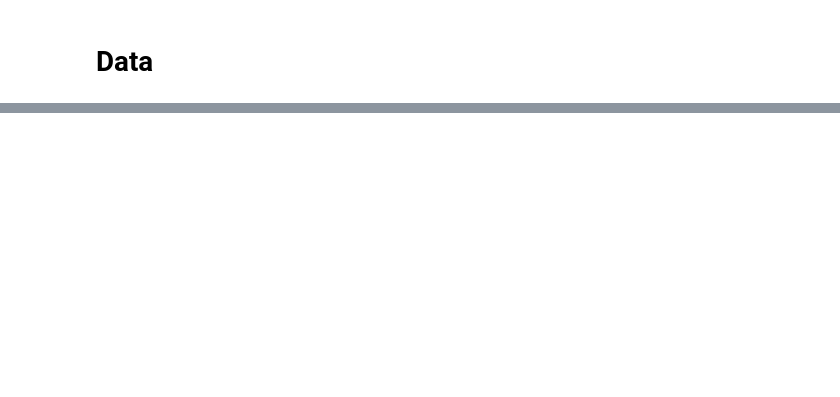
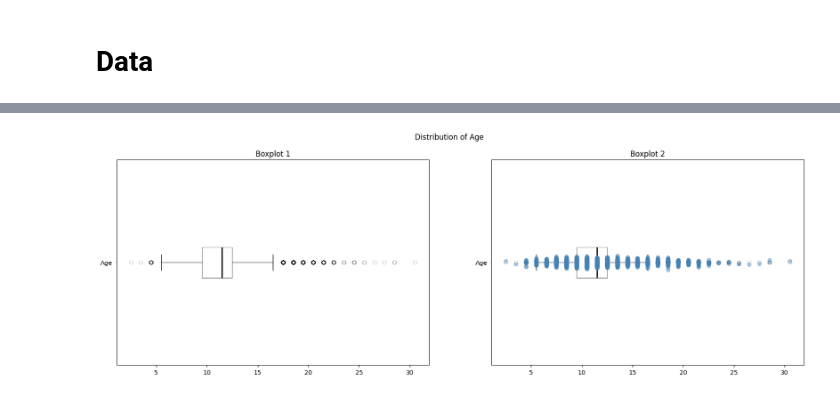
Before and after one commit to artefactory/xhec-mlops-project-student, a Jupyter notebook: notebooks/eda.ipynb, the cells around one changed output, grey strips where cells are left out. Cells and saved outputs as stored; diff of their text form; code cells hidden in the pictures; blank space fills up the shorter version.

```diff
--- a/notebooks/eda.ipynb
+++ b/notebooks/eda.ipynb
@@ -105,0 +193,43 @@ df_test.to_csv(DATA_FOLDER+"processed/test.csv")
+# %%
+def restyle_boxplot(patch):
+    # change color and linewidth of the whiskers
+    for whisker in patch['whiskers']:
+        whisker.set(color='#000000', linewidth=1)
+
+    # change color and linewidth of the caps
+    for cap in patch['caps']:
+        cap.set(color='#000000', linewidth=1)
+
+    # change color and linewidth of the medians
+    for median in patch['medians']:
+        median.set(color='#000000', linewidth=2)
+
+    # change the style of fliers and their fill
+    for flier in patch['fliers']:
+        flier.set(marker='o', color='#000000', alpha=0.2)
+
+    for box in patch["boxes"]:
+        box.set(facecolor='#FFFFFF', alpha=0.5)
+
+def numeric_boxplot(numeric_df, label, title):
+    figure = plt.figure(figsize=(20, 6))
+    # Add Main Title
+    figure.suptitle(title)
+    # Left side: Boxplot 1
+    axes1 = figure.add_subplot(1, 2, 1)
+    patch = axes1.boxplot(numeric_df, labels=[label], vert=False, showfliers = True, patch_artist=True, zorder=1)
+    restyle_boxplot(patch)
+    axes1.set_title('Boxplot 1')
+    # Right side: Boxplot 2
+    axes2 = figure.add_subplot(1, 2, 2)
+    patch = axes2.boxplot(numeric_df, labels=[label], vert=False, patch_artist=True, zorder=1)
+    restyle_boxplot(patch)
+    axes2.set_title('Boxplot 2')
+    y = np.random.normal(1, 0.01, size=len(numeric_df))
+    axes2.plot(numeric_df, y, 'o', color='steelblue', alpha=0.4, zorder=2)
+    plt.show()
+    plt.close()
+
+numeric_boxplot(df_train.age, 'Age', 'Distribution of Age')
+# %% [output]
+[figure, added]
```
Also changed, not shown: parts of 23 cells of this notebook.
